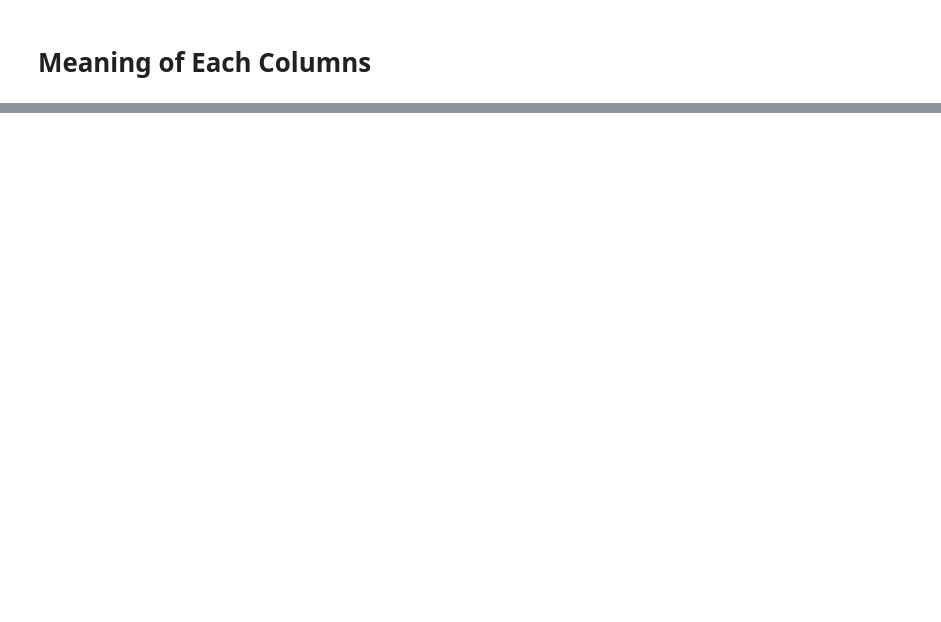
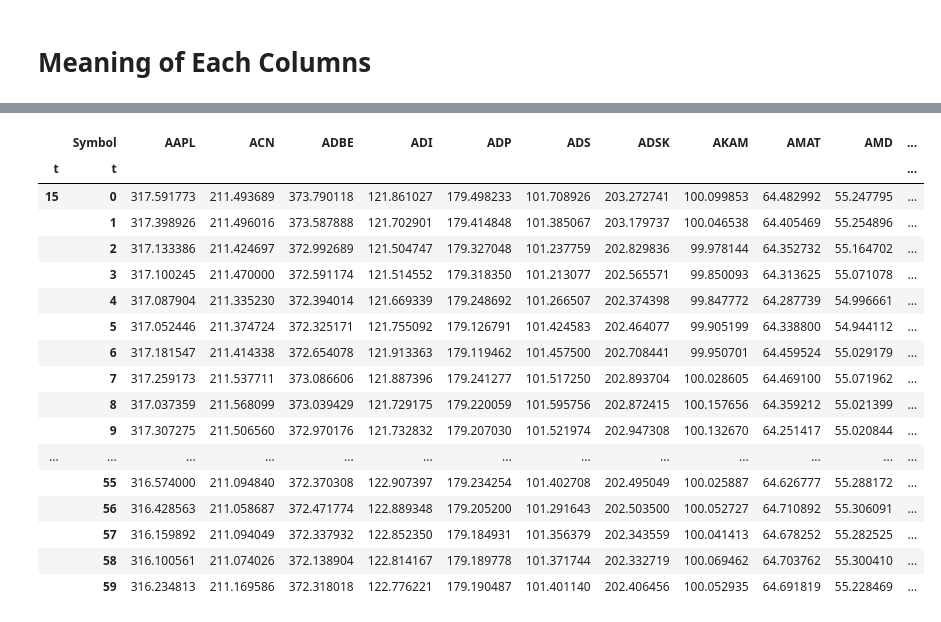
Before and after one commit to sarthak0906/ETF, a Jupyter notebook: JupyterNotebooks/TickByTickMispricingAnalysis.ipynb, the cells around one changed output, grey strips where cells are left out. Saved outputs shown, nothing was run; the diff lists cells and outputs as text; code cells hidden in the pictures; blank space fills up the shorter version.

```diff
--- a/JupyterNotebooks/TickByTickMispricingAnalysis.ipynb
+++ b/JupyterNotebooks/TickByTickMispricingAnalysis.ipynb
@@ -187,3 +205 @@ finalDF.head(340652)
 dfGroupedByObject=finalDF.groupby([finalDF['t'].dt.hour,finalDF['t'].dt.minute,finalDF['Symbol']])['MidPrice'].mean()
-# %%
-dfGroupedByObject=finalDF.groupby([finalDF['t'].dt.hour,finalDF['Symbol']])['MidPrice'].mean()
@@ -209,0 +209,8 @@ Name: MidPrice, Length: 296, dtype: float64
+# %%
+df=dfGroupedByObject.unstack(level=2)
+# %%
+df=df.fillna(method='ffill')
+# %%
+for name,group in df.groupby(level=0):
+    if name==15:
+        break
@@ -209,0 +220,21 @@ Name: MidPrice, Length: 296, dtype: float64
+# %%
+group
+# %% [output]
+|  | Symbol | AAPL | ACN | ADBE | ADI | ADP | ADS | ADSK | AKAM | AMAT | AMD | ... |
+| t | t |  |  |  |  |  |  |  |  |  |  | ... |
+| 15 | 0 | 317.591773 | 211.493689 | 373.790118 | 121.861027 | 179.498233 | 101.708926 | 203.272741 | 100.099853 | 64.482992 | 55.247795 | ... |
+|  | 1 | 317.398926 | 211.496016 | 373.587888 | 121.702901 | 179.414848 | 101.385067 | 203.179737 | 100.046538 | 64.405469 | 55.254896 | ... |
+|  | 2 | 317.133386 | 211.424697 | 372.992689 | 121.504747 | 179.327048 | 101.237759 | 202.829836 | 99.978144 | 64.352732 | 55.164702 | ... |
+|  | 3 | 317.100245 | 211.470000 | 372.591174 | 121.514552 | 179.318350 | 101.213077 | 202.565571 | 99.850093 | 64.313625 | 55.071078 | ... |
+|  | 4 | 317.087904 | 211.335230 | 372.394014 | 121.669339 | 179.248692 | 101.266507 | 202.374398 | 99.847772 | 64.287739 | 54.996661 | ... |
+|  | 5 | 317.052446 | 211.374724 | 372.325171 | 121.755092 | 179.126791 | 101.424583 | 202.464077 | 99.905199 | 64.338800 | 54.944112 | ... |
+|  | 6 | 317.181547 | 211.414338 | 372.654078 | 121.913363 | 179.119462 | 101.457500 | 202.708441 | 99.950701 | 64.459524 | 55.029179 | ... |
+|  | 7 | 317.259173 | 211.537711 | 373.086606 | 121.887396 | 179.241277 | 101.517250 | 202.893704 | 100.028605 | 64.469100 | 55.071962 | ... |
+|  | 8 | 317.037359 | 211.568099 | 373.039429 | 121.729175 | 179.220059 | 101.595756 | 202.872415 | 100.157656 | 64.359212 | 55.021399 | ... |
+|  | 9 | 317.307275 | 211.506560 | 372.970176 | 121.732832 | 179.207030 | 101.521974 | 202.947308 | 100.132670 | 64.251417 | 55.020844 | ... |
+| ... | ... | ... | ... | ... | ... | ... | ... | ... | ... | ... | ... | ... |
+|  | 55 | 316.574000 | 211.094840 | 372.370308 | 122.907397 | 179.234254 | 101.402708 | 202.495049 | 100.025887 | 64.626777 | 55.288172 | ... |
+|  | 56 | 316.428563 | 211.058687 | 372.471774 | 122.889348 | 179.205200 | 101.291643 | 202.503500 | 100.052727 | 64.710892 | 55.306091 | ... |
+|  | 57 | 316.159892 | 211.094049 | 372.337932 | 122.852350 | 179.184931 | 101.356379 | 202.343559 | 100.041413 | 64.678252 | 55.282525 | ... |
+|  | 58 | 316.100561 | 211.074026 | 372.138904 | 122.814167 | 179.189778 | 101.371744 | 202.332719 | 100.069462 | 64.703762 | 55.300410 | ... |
+|  | 59 | 316.234813 | 211.169586 | 372.318018 | 122.776221 | 179.190487 | 101.401140 | 202.406456 | 100.052935 | 64.691819 | 55.228469 | ... |
```
Also changed, not shown: parts of 17 cells of this notebook, 2 other files.
